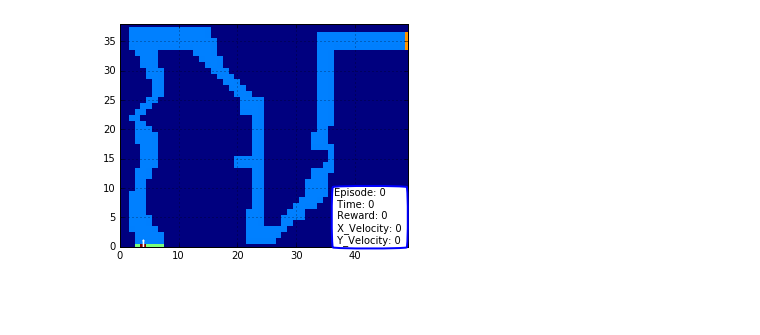
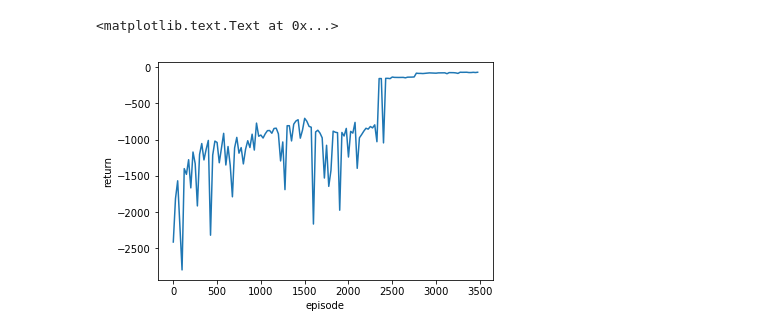
Before and after one commit to btaba/intro-to-rl, a Jupyter notebook: notebooks/chapter5_racetrack/racetrack.ipynb, the cells around one changed output. Cells and saved outputs as stored; diff of their text form; code cells hidden in the pictures; blank space fills up the shorter version.

Commit message:
Adding plot on rewards over time for car on track

```diff
--- a/notebooks/chapter5_racetrack/racetrack.ipynb
+++ b/notebooks/chapter5_racetrack/racetrack.ipynb
@@ -297,9 +285,17 @@ class MonteCarlo(object):
                     self.environment,
                     self.idx_to_actions,
                     self.states_to_idx,
+                    greedy=True
+                )
+                movie_array.append((visited_states, actions_taken, rewards, crash_events, count))
+
+                visited_states, actions_taken, rewards, crash_events = self.agent.get_episode(
+                    self.pi,
+                    self.environment,
+                    self.idx_to_actions,
+                    self.states_to_idx,
                     greedy=get_greedy
                 )
-                movie_array.append((visited_states, actions_taken, rewards, crash_events, count))
                 count += 1
                 continue
             else:
@@ -344,6 +340,19 @@ track = Track(fancytrack)
 
 actions_list = list(product([-1, 0, 1], [-1, 0, 1]))
 mc = MonteCarlo(actions_list, car, track)
+# %%
+# plot rewards over time
+movie_array = mc.on_policy_learning(num_iterations=3500, verbose=True, gamma=.8, epsilon=0.20,
+                                    sample_every=25, get_greedy_episode_after=3500)
+# %%
+returns = list(map(lambda x: sum(x[2]), movie_array))
+episode = list(map(lambda x: x[-1], movie_array))
+plt.plot(episode, returns)
+plt.xlabel('episode')
+plt.ylabel('return')
+# %% [output]
+<matplotlib.text.Text at 0x...>
+[figure, added]
 # %%
 # Learn by On-Policy Monte Carlo
 movie_array = mc.on_policy_learning(num_iterations=5000, verbose=True, gamma=.8, epsilon=0.20,
@@ -415,9 +424,7 @@ def updatetrack(idx):
     return im, annotation
 
 anim = animation.FuncAnimation(fig, updatetrack, frames=frame_generator, blit=False, save_count=9000)
-# display_animation(anim)
+display_animation(anim)
-# %% [output]
-[figure, removed]
 # %%
 from matplotlib.animation import FFMpegWriter
 anim.save('racecar.mp4', fps=60, writer=FFMpegWriter())
```
Also changed, not shown: parts of 2 cells of this notebook.
